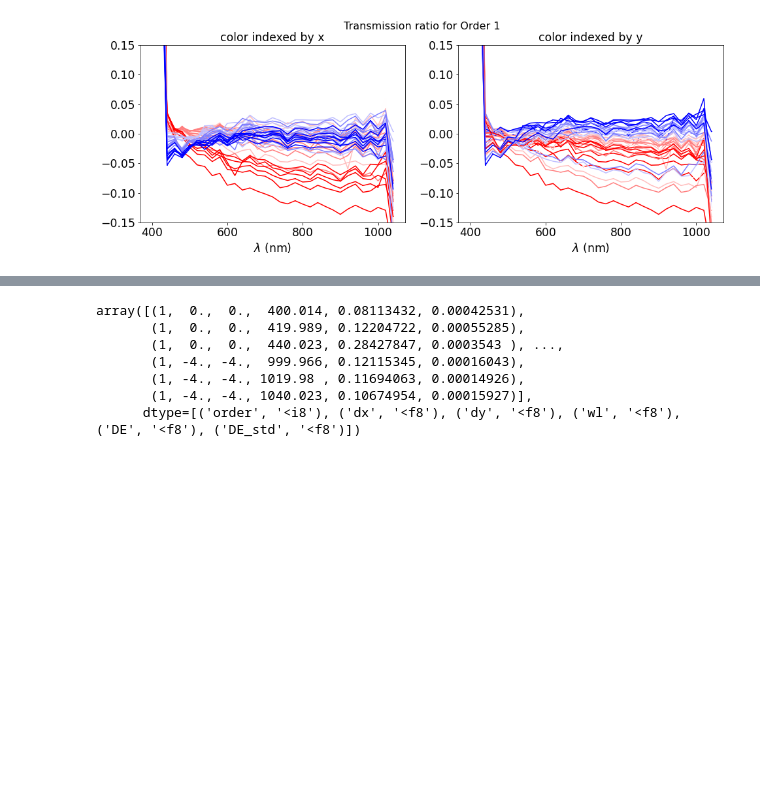
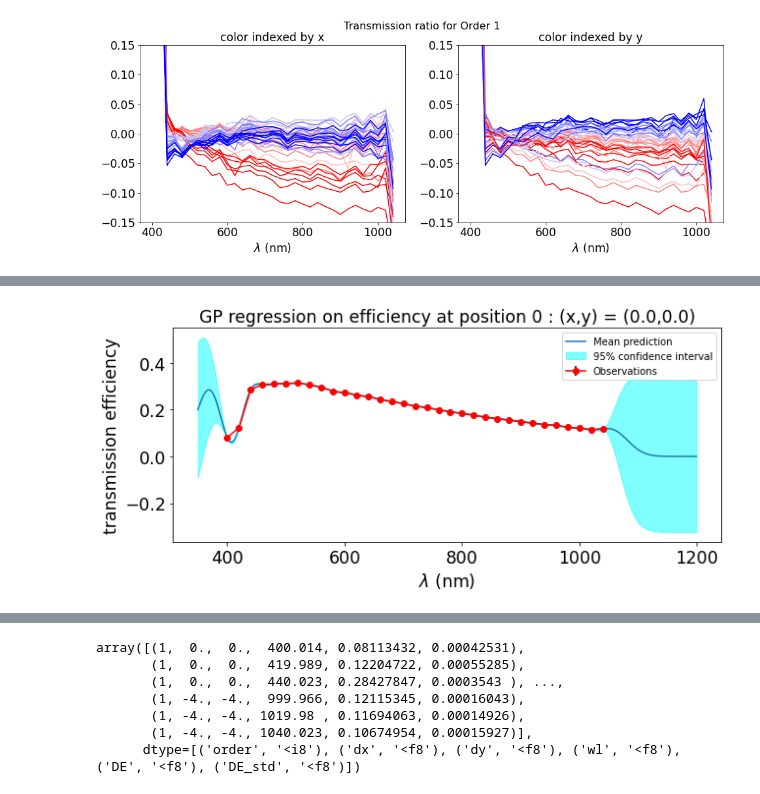
Before and after one commit to sylvielsstfr/HoloTransmissionCube, a Jupyter notebook: FitDataCubeTransmissionGP.ipynb, the cells around one changed output, grey strips where cells are left out. Cells and saved outputs as stored; diff of their text form; code cells hidden in the pictures; blank space fills up the shorter version.

Commit message:
add 1D GP fit in FitDataCubeTransmissionGP.ipynb

```diff
--- a/FitDataCubeTransmissionGP.ipynb
+++ b/FitDataCubeTransmissionGP.ipynb
@@ -282,0 +334,2 @@ Text(0.5, 0.98, 'Transmission ratio for Order 1')
+# %%
+N=len(wl)
@@ -282,0 +366,22 @@ Text(0.5, 0.98, 'Transmission ratio for Order 1')
+# %%
+def plotfitGPTransmission(wl,eff,efferr,errorfactor=1,ax=None):
+
+    mean_prediction, std_prediction, kparams  = fitGPTransmission(wl,eff,efferr,errorfactor=errorfactor)
+
+    if ax == None:
+        fig = plt.figure(figsize=(10,4))
+        ax = fig.add_subplot(1,1,1)
+
+    ax.errorbar(wl,eff,yerr=eeff,marker="o",ecolor="k",color="r",label="Observations")
+    ax.plot(WL, mean_prediction, label="Mean prediction")
+    ax.fill_between(
+        WL,
+        mean_prediction - 1.96 * std_prediction,
+        mean_prediction + 1.96 * std_prediction,
+        alpha=0.5,
+        label=r"95% confidence interval",color="cyan"
+    )
+    ax.legend()
+    ax.set_xlabel("$\lambda$ (nm)")
+    ax.set_ylabel("transmission efficiency")
+    ax.set_title(f"GP regression on efficiency at position {idx_sel} : (x,y) = ({x},{y})")
@@ -282,0 +405,4 @@ Text(0.5, 0.98, 'Transmission ratio for Order 1')
+# %%
+plotfitGPTransmission(wl,eff,eeff,errorfactor=1,ax=None)
+# %% [output]
+[figure, added]
```
Also changed, not shown: parts of 40 cells of this notebook.
